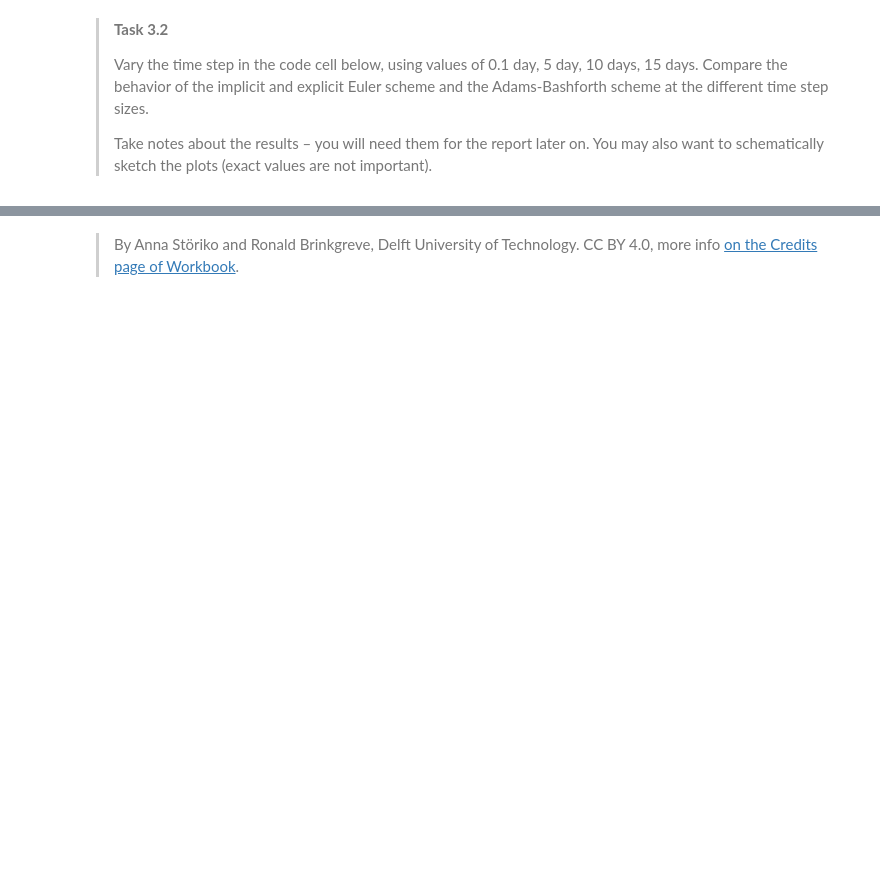
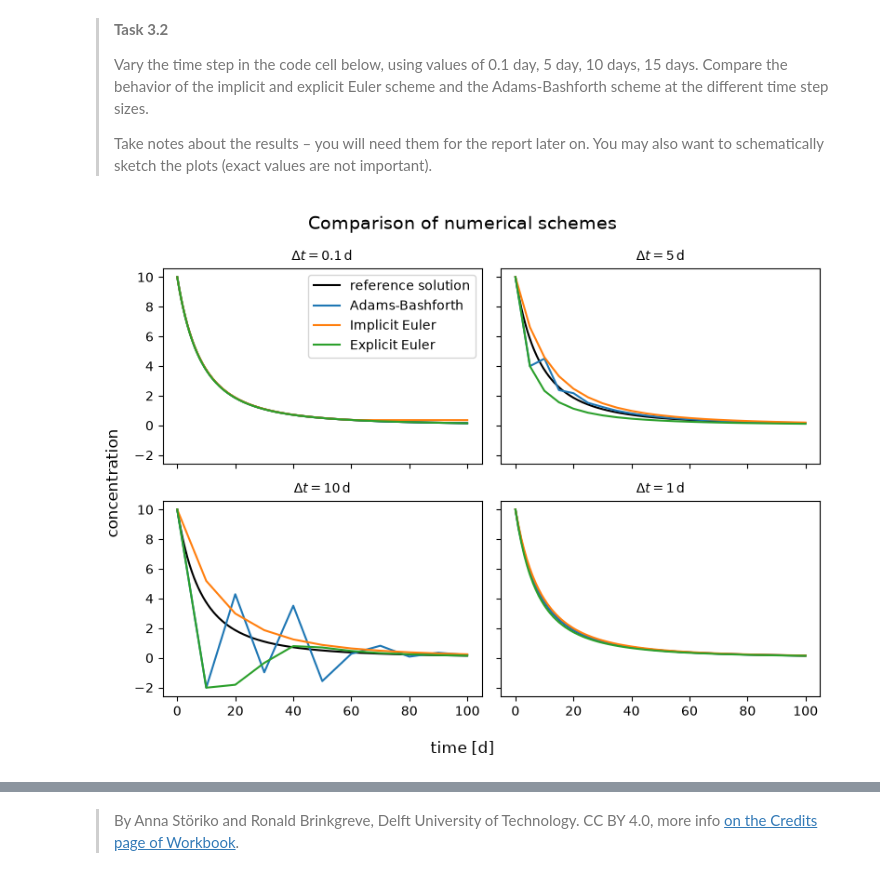
Before and after one commit to mangl308/GA1.3, a Jupyter notebook: contaminant_degradation.ipynb, the cells around one changed output, grey strips where cells are left out. Drawn from its saved outputs; the diff is of its cells as text; code cells hidden in the pictures; blank space fills up the shorter version.

Commit message:
Part 3 More Graphs

```diff
--- a/contaminant_degradation.ipynb
+++ b/contaminant_degradation.ipynb
@@ -328,4 +334,29 @@ plt.legend()
 > Vary the time step in the code cell below, using values of 0.1 day, 5 day, 10 days, 15 days. Compare the behavior of the implicit and explicit Euler scheme and the Adams-Bashforth scheme at the different time step sizes.
 >
 > Take notes about the results – you will need them for the report later on. You may also want to schematically sketch the plots (exact values are not important).
+# %%
+dt_values = [0.1, 5, 10, 1]
+
+fig, ax = plt.subplots(2, 2, figsize=(8, 6), sharex=True, sharey=True)
+
+for axis, dt in zip(ax.flat, dt_values):
+    times = np.arange(0, 100 + dt, dt)
+
+    c_adams_bashforth = solve_adams_bashforth(c0, times, dt=dt, k=k, n=n, alpha=alpha)
+    c_implicit = solve_implicit_euler(c0, times, dt, k, n, alpha, tolerance, max_iter)
+    c_explicit = solve_explicit_euler(c0, times, dt, k, n, alpha)
+
+    axis.plot(sol.t, sol.y[0], label="reference solution", color="black")
+    axis.plot(times, c_adams_bashforth, label="Adams-Bashforth")
+    axis.plot(times, c_implicit, label="Implicit Euler")
+    axis.plot(times, c_explicit, label="Explicit Euler")
+    axis.set_title(fr"$\Delta t = {dt} \,\mathrm{{d}}$", fontsize=10)
+
+ax[0, 0].legend()
+fig.suptitle("Comparison of numerical schemes", fontsize=14)
+fig.supxlabel("time [d]")
+fig.supylabel("concentration")
+fig.tight_layout()
+# %% [output]
+[figure, added]
 # %%
```
Also changed, not shown: parts of 3 cells of this notebook.
